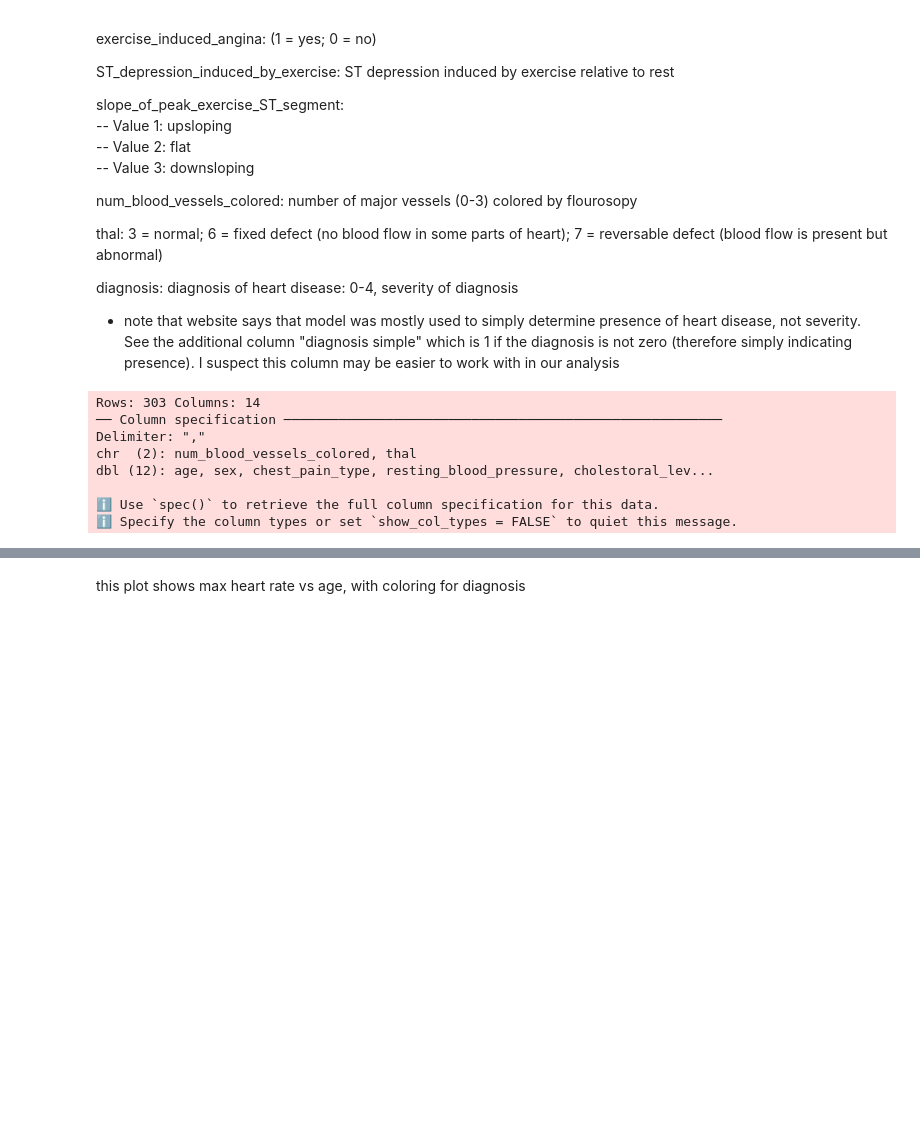
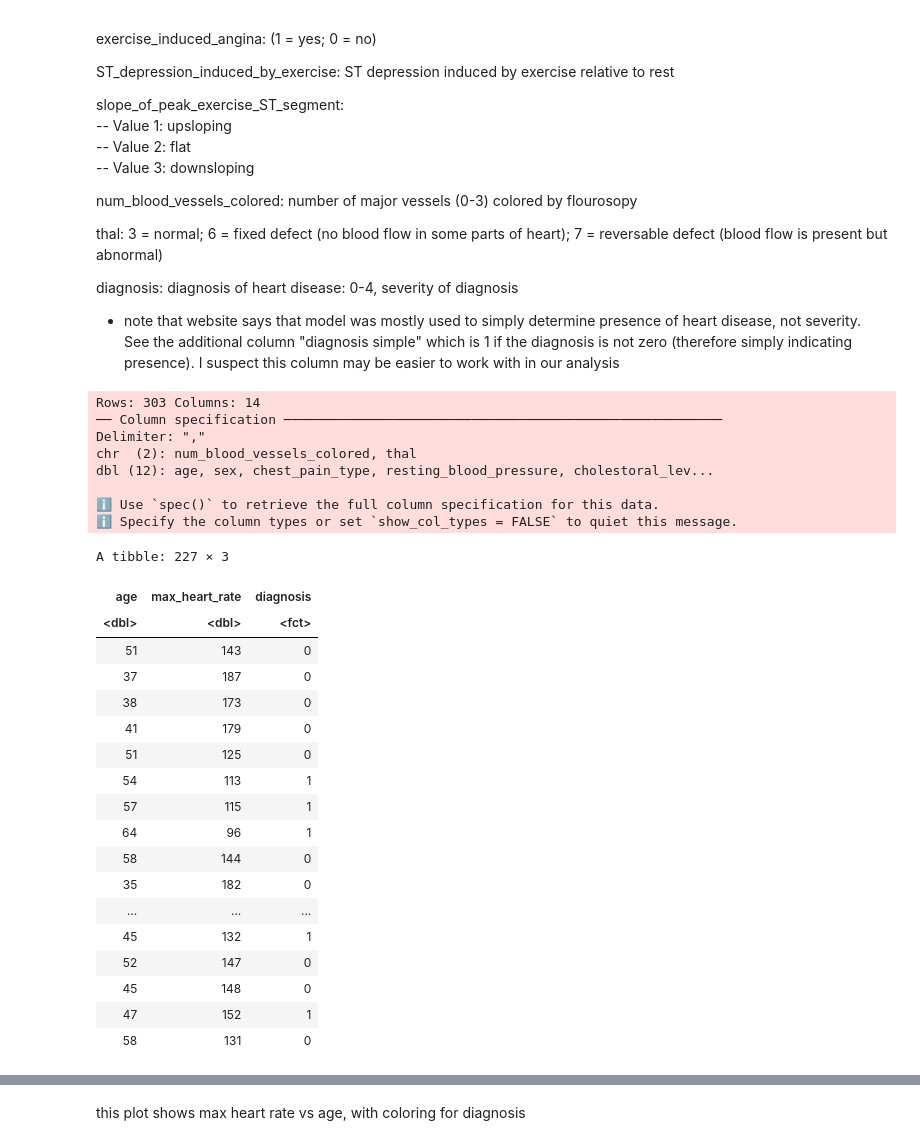
Before and after one commit to wswang98/dsci100-GroupProject, a Jupyter notebook: project-proposal.ipynb, the cells around one changed output, grey strips where cells are left out. Drawn from its saved outputs; the diff is of its cells as text; code cells hidden in the pictures; blank space fills up the shorter version.

```diff
--- a/project-proposal.ipynb
+++ b/project-proposal.ipynb
@@ -163,3 +163,25 @@ heart_split <- initial_split(heart_disease_selected, prop = 0.75, strara = diagn
 heart_training <- training(heart_split)
 heart_testing <- testing(heart_split)
 #note! only use training data for plots
+# %%
+heart_training
+# %% [output]
+A tibble: 227 × 3
+| age | max_heart_rate | diagnosis |
+| <dbl> | <dbl> | <fct> |
+| 51 | 143 | 0 |
+| 37 | 187 | 0 |
+| 38 | 173 | 0 |
+| 41 | 179 | 0 |
+| 51 | 125 | 0 |
+| 54 | 113 | 1 |
+| 57 | 115 | 1 |
+| 64 | 96 | 1 |
+| 58 | 144 | 0 |
+| 35 | 182 | 0 |
+| ... | ... | ... |
+| 45 | 132 | 1 |
+| 52 | 147 | 0 |
+| 45 | 148 | 0 |
+| 47 | 152 | 1 |
+| 58 | 131 | 0 |
```
Also changed, not shown: parts of 4 cells of this notebook.
